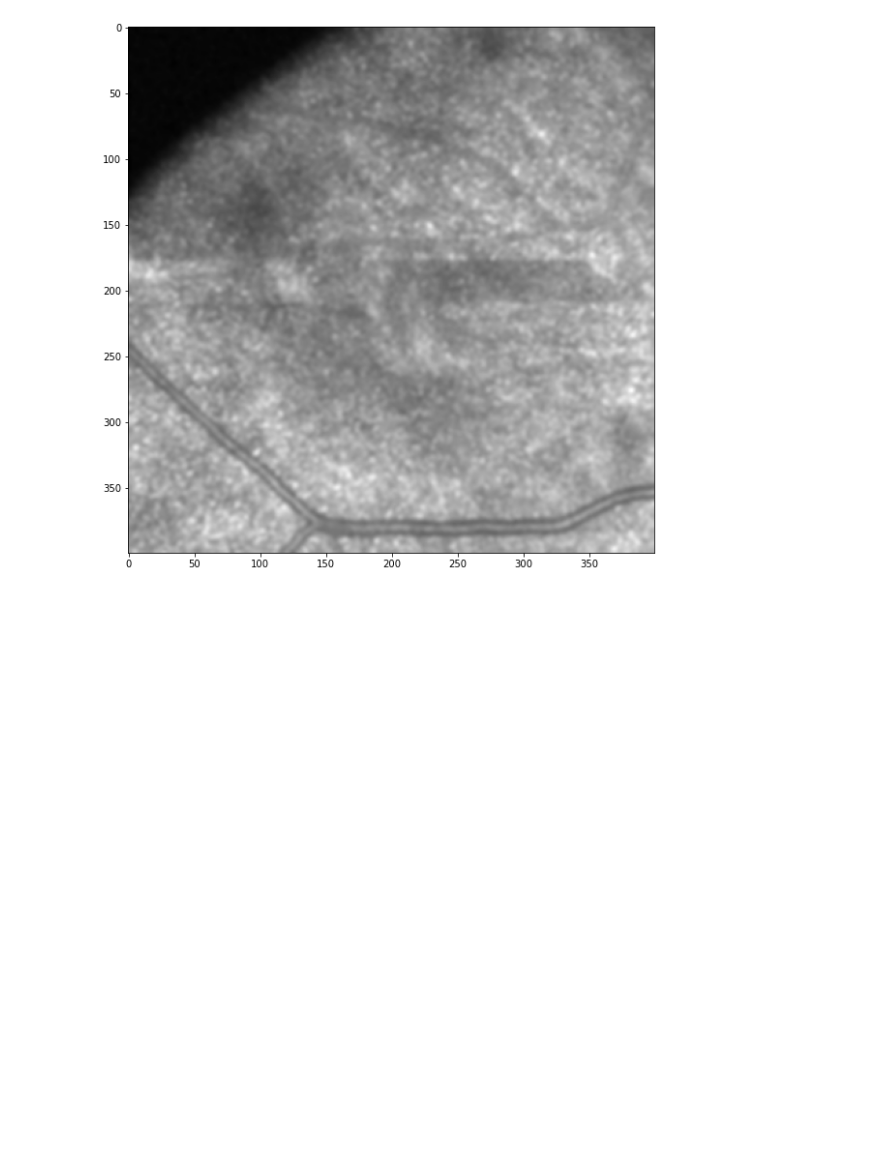
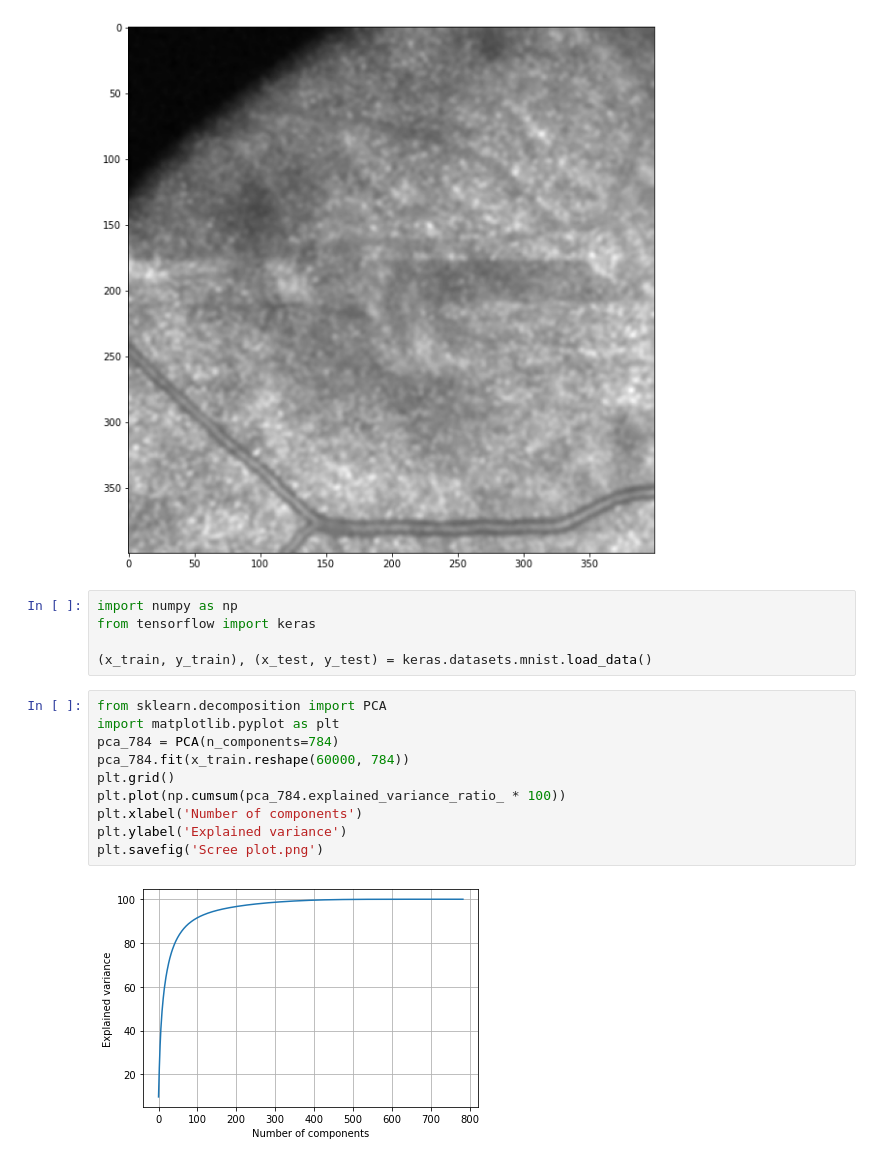
Before and after one commit to LilWeirdProgramms/oct-classifier, a Jupyter notebook: util_notebooks/correlation_fourier_filter.ipynb, the cells around one changed output. Drawn from its saved outputs; the diff is of its cells as text; blank space fills up the shorter version.

```diff
--- a/util_notebooks/correlation_fourier_filter.ipynb
+++ b/util_notebooks/correlation_fourier_filter.ipynb
@@ -240,3 +240,20 @@ for file in file_list:
 [figure]
 [figure]
 [figure]
+# %%
+import numpy as np
+from tensorflow import keras
+
+(x_train, y_train), (x_test, y_test) = keras.datasets.mnist.load_data()
+# %%
+from sklearn.decomposition import PCA
+import matplotlib.pyplot as plt
+pca_784 = PCA(n_components=784)
+pca_784.fit(x_train.reshape(60000, 784))
+plt.grid()
+plt.plot(np.cumsum(pca_784.explained_variance_ratio_ * 100))
+plt.xlabel('Number of components')
+plt.ylabel('Explained variance')
+plt.savefig('Scree plot.png')
+# %% [output]
+[figure, added]
```
Also changed, not shown: parts of 17 cells of this notebook, 23 other files.
